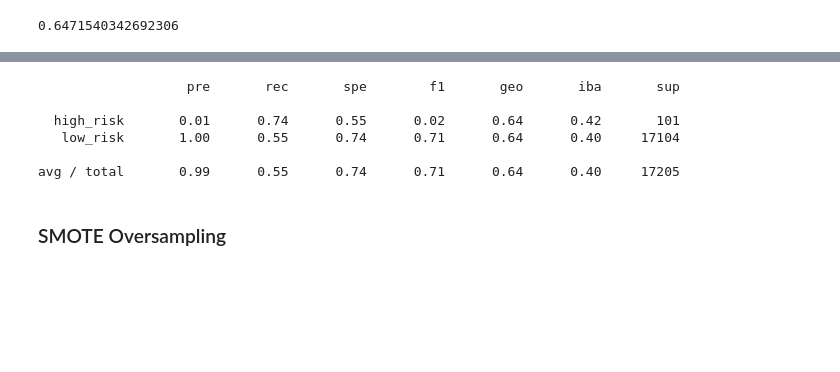
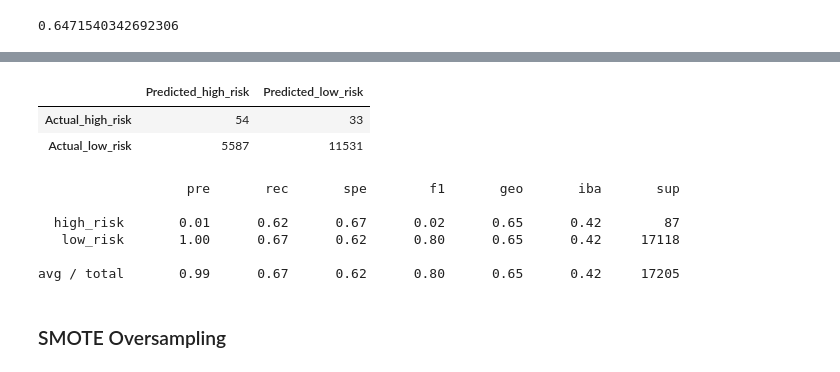
Before and after one commit to JeffreyS-0/Credit_Risk_Analysis, a Jupyter notebook: credit_risk_resampling.ipynb, the cells around one changed output, grey strips where cells are left out. Saved outputs shown, nothing was run; the diff lists cells and outputs as text; code cells hidden in the pictures; blank space fills up the shorter version.

```diff
--- a/credit_risk_resampling.ipynb
+++ b/credit_risk_resampling.ipynb
@@ -172,13 +166,26 @@ array([[  75,   26],
+# %%
+# Display the confusion matrix
+from sklearn.metrics import confusion_matrix
+
+cm = confusion_matrix(y_test, y_pred)
+
+cm_df = pd.DataFrame(cm, index=["Actual_high_risk", "Actual_low_risk"], columns=["Predicted_high_risk", "Predicted_low_risk"])
+cm_df
+# %% [output]
+|  | Predicted_high_risk | Predicted_low_risk |
+| Actual_high_risk | 54 | 33 |
+| Actual_low_risk | 5587 | 11531 |
 # %%
 # Print the imbalanced classification report
-# YOUR CODE HERE
+from imblearn.metrics import classification_report_imbalanced
+print(classification_report_imbalanced(y_test, y_pred))
 # %% [output]
                    pre       rec       spe        f1       geo       iba       sup
 
-  high_risk       0.01      0.74      0.55      0.02      0.64      0.42       101
-   low_risk       1.00      0.55      0.74      0.71      0.64      0.40     17104
+  high_risk       0.01      0.62      0.67      0.02      0.65      0.42        87
+   low_risk       1.00      0.67      0.62      0.80      0.65      0.42     17118
 
-avg / total       0.99      0.55      0.74      0.71      0.64      0.40     17205
+avg / total       0.99      0.67      0.62      0.80      0.65      0.42     17205
 # %% [markdown]
 ### SMOTE Oversampling
 # %%
```
Also changed, not shown: parts of 1 cell of this notebook.
